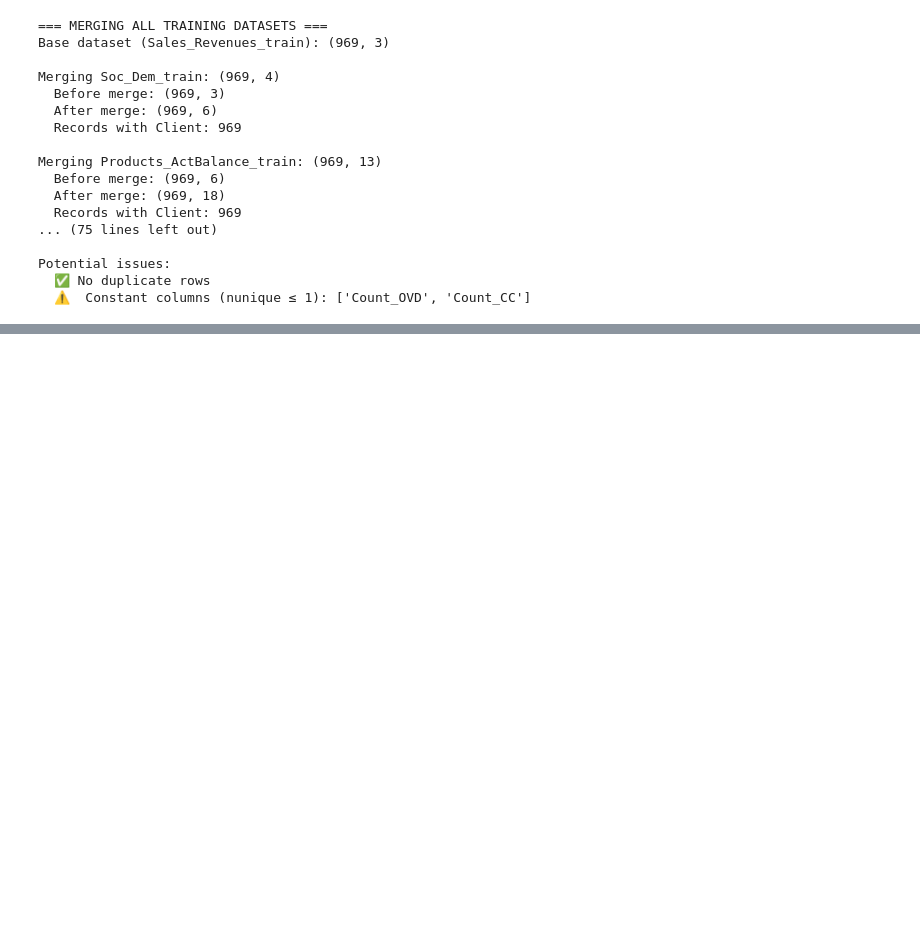
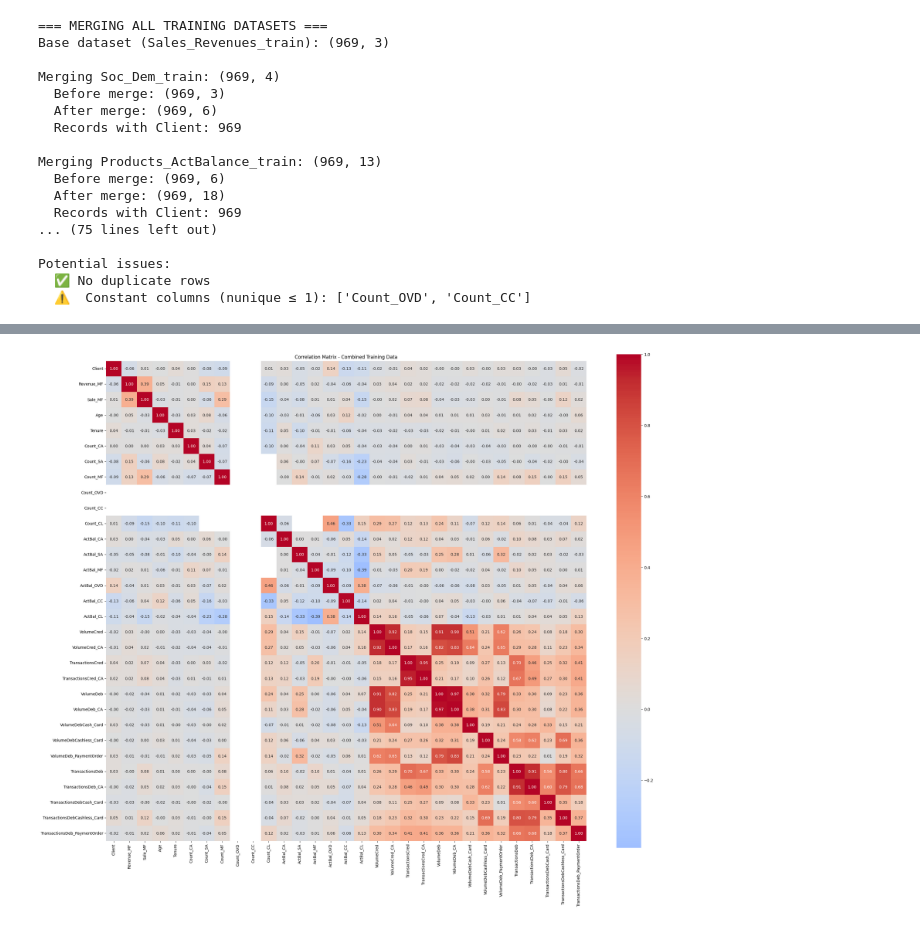
Before and after one commit to cyh002/direct-marketing-optimization, a Jupyter notebook: notebooks/mf_analysis.ipynb, the cells around one changed output, grey strips where cells are left out. Cells and saved outputs as stored; diff of their text form; code cells hidden in the pictures; blank space fills up the shorter version.

```diff
--- a/notebooks/mf_analysis.ipynb
+++ b/notebooks/mf_analysis.ipynb
@@ -292,6 +295,3 @@ Merging Products_ActBalance_train: (969, 13)
 Potential issues:
   ✅ No duplicate rows
   ⚠️  Constant columns (nunique ≤ 1): ['Count_OVD', 'Count_CC']
-# %%
-# Fill NAs with 0
-combined_train_data.fillna(0, inplace=True)
@@ -550,0 +298,26 @@ plot_correlation_analysis(
+# %%
+import scipy.stats as stats
+import matplotlib.pyplot as plt
+import seaborn as sns
+import numpy as np
+
+# Get numeric columns only
+numeric_data = combined_train_data.select_dtypes(include=[np.number])
+
+# Calculate correlation matrix using scipy
+corr_matrix = numeric_data.corr(method='pearson')
+
+# Create correlation plot
+plt.figure(figsize=(24, 20))
+sns.heatmap(corr_matrix,
+            annot=True,
+            cmap='coolwarm',
+            center=0,
+            fmt='.2f',
+            square=True)
+
+plt.title('Correlation Matrix - Combined Training Data')
+plt.tight_layout()
+plt.show()
+# %% [output]
+[figure, added]
```
Also changed, not shown: parts of 24 cells of this notebook.
